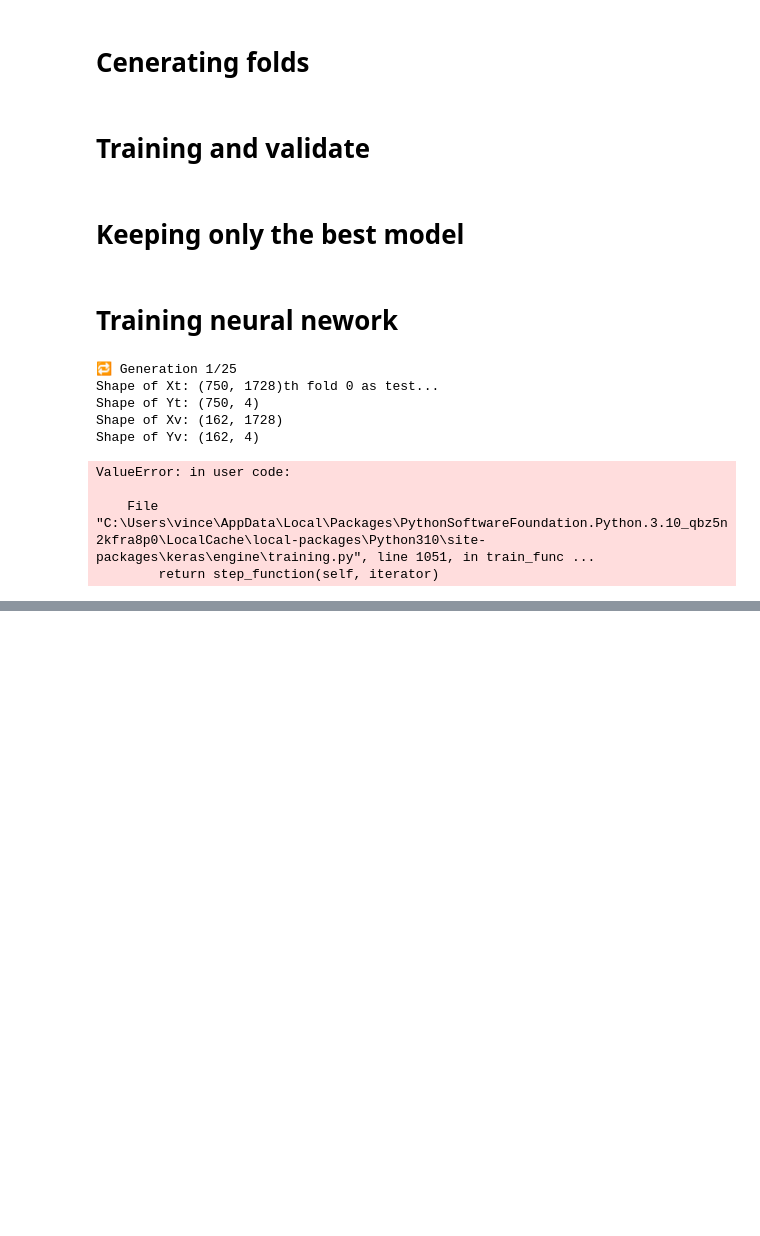
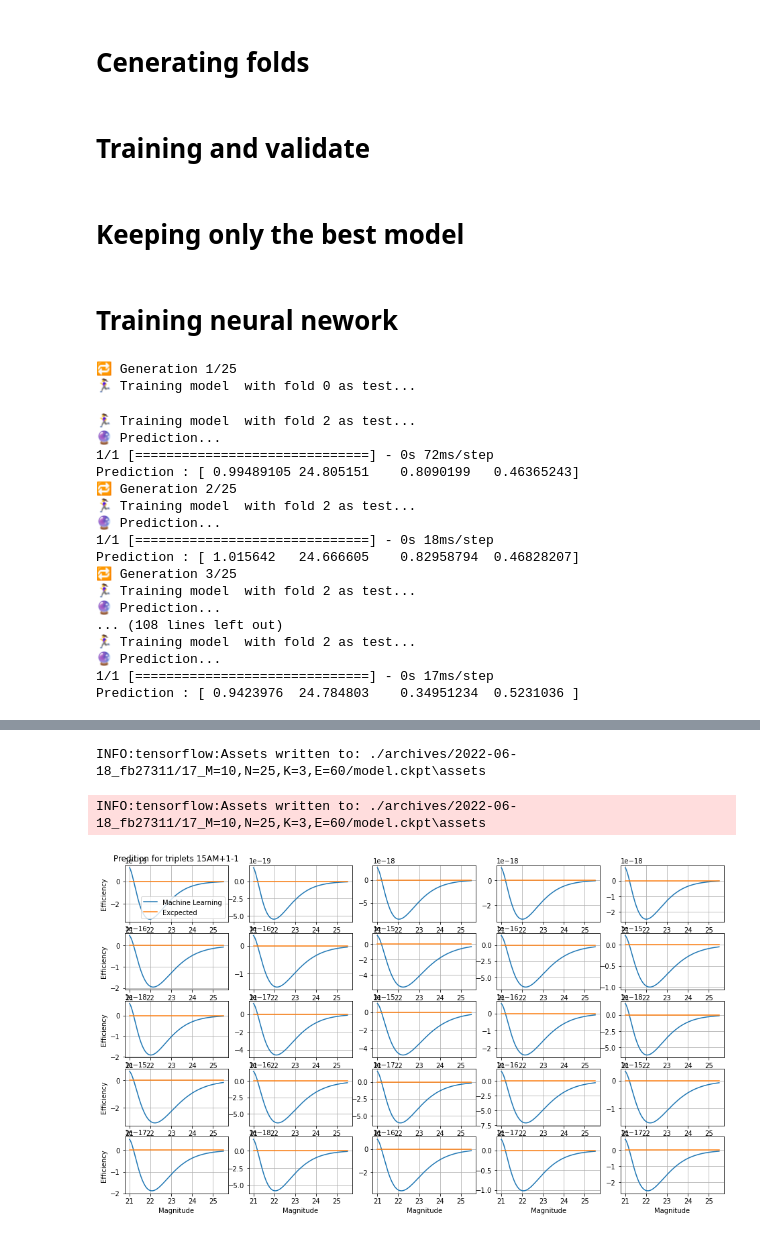
Before and after one commit to Leirof/M1-TNO_Detection_Efficiency, a Jupyter notebook: train_ai.ipynb, the cells around one changed output, grey strips where cells are left out. Saved outputs shown, nothing was run; the diff lists cells and outputs as text; code cells hidden in the pictures; blank space fills up the shorter version.

Commit message:
Training on triplets works!

```diff
--- a/train_ai.ipynb
+++ b/train_ai.ipynb
@@ -33,14 +33,14 @@ from   classes.rate      import Rate
 # %% [markdown]
 # Definition of the model
 # %%
-def get_model(x_train,y_train):
+def get_model(Xt,Yt):
     # mse = tf.keras.losses.MeanSquaredError()
     model = keras.models.Sequential()
-    model.add(keras.layers.Input((len(x_train[0]),), name="InputLayer"))
+    model.add(keras.layers.Input((len(Xt[0]),), name="InputLayer"))
     model.add(keras.layers.Dense(64, activation='relu', name='Dense_n1'))
     model.add(keras.layers.Dense(64, activation='relu', name='Dense_n2'))
     model.add(keras.layers.Dense(64, activation='relu', name='Dense_n3'))
-    model.add(keras.layers.Dense(len(y_train), name='Output'))
+    model.add(keras.layers.Dense(len(Yt[0]), name='Output'))
     model.compile(optimizer = 'adam', loss = 'mse', metrics = ['accuracy'])
     return model
 # %% [markdown]
@@ -163,38 +179,40 @@ def create_folds(K, data, train_prop, outputs):
 # %% [markdown]
 # Training and validate
 # %%
-def train(Xt,Yt,Xv,Yv,epoch):
-    h = models[j].fit(Xt, Yt, epochs = epoch, verbose = 0)        #, validation_data = (x_test[j], y_test[j])
-    s = models[j].evaluate(Xv, Yv, verbose=0)
+def train(model, Xt,Yt,Xv,Yv,epoch):
+    h = model.fit(Xt, Yt, epochs = epoch, verbose = 0)        #, validation_data = (x_test[j], y_test[j])
+    s = model.evaluate(Xv, Yv, verbose=0)
     return h,s
 # %% [markdown]
 # Keeping only the best model
 # %%
-def get_best_model(generation, models, scores, lastScore):
+def get_best_model(generation, models, scores, lastScore, bestModel):
     minScore = lastScore
     output.write(f"{generation+1}, ")
     if minScore is None: minScore = scores[0][0]
-    if model is None: model = models[0]
+    if bestModel is None: bestModel = models[0]
     average = 0
     for j,s in enumerate(scores):
         output.write(f"{s[0]}, ")
         average += s[0]/K
         if s[0] < minScore:
             minScore = s[0]
-            model = models[j]
+            bestModel = models[j]
     output.write(f"{average}, {minScore}\n")
-    return model, minScore
+    return bestModel, minScore
 # %% [markdown]
 # Training neural nework
 # %%
-model = None
-minScore = None
+bestModel = None
+bestScore = None
 path = archive.new(name = archive.description(M = subset_multiplier, N = n, K = K, E = epoch))
 output = open(f"{path}/ouput.csv","w")
 
 output.write("Generation, ")
 for j in np.arange(K): output.write(f"Score of model {j}, ")
 output.write("Average, Score retained\n")
+
+plt.figure(figsize=(16,9))
 
 # Loop over generations (genetic algorithm)
 for i in range(n):
@@ -221,42 +239,51 @@ for i in range(n):
     # Getting new model if it's the first generation, and the old one if not
 
     if len(models) < j+1: models.append(get_model(Xt,Yt))
-    else: models.append(model)
+    else: models.append(copy.deepcopy(bestModel))
+
+    model = models[j]
+
 
     # Training models
 
-    print("\nShape of Xt:",Xt.shape)
-    print("Shape of Yt:",Yt.shape)
-    print("Shape of Xv:",Xv.shape)
-    print("Shape of Yv:",Yv.shape)
-
-    res, score = train(Xt, Yt, Xv, Yv, epoch)
+    res, score = train(model, Xt, Yt, Xv, Yv, epoch)
     history.append(res)
     scores.append(score)
 
   # Keeping the best one
 
-  model, lastScore = get_best_model(i,models, scores, lastScore)
+  bestModel, bestScore = get_best_model(i,models, scores, bestScore, bestModel)
 
   # Making new prediction
 
-  print("🔮 Prediction...")
-  prediction()
+  print("\n🔮 Prediction...")
+  prediction = predict(test_item, bestModel)
+  plot_prediction(test_item, prediction, i, n)
 
 ################################################################################
 # Saving results
 
 output.close()
+model.save(f"{path}/model.ckpt")
 plt.savefig(f"{path}/tno_efficiency_rate.png")
-model.save(f"{path}/model.ckpt")
 plt.show()
 # %% [output]
 🔁 Generation 1/25
-Shape of Xt: (750, 1728)th fold 0 as test...
-Shape of Yt: (750, 4)
-Shape of Xv: (162, 1728)
-Shape of Yv: (162, 4)
+🏃‍♀️ Training model  with fold 0 as test...
-ValueError: in user code:
-
-    File "C:\Users\vince\AppData\Local\Packages\PythonSoftwareFoundation.Python.3.10_qbz5n2kfra8p0\LocalCache\local-packages\Python310\site-packages\keras\engine\training.py", line 1051, in train_func ...
-        return step_function(self, iterator)
+🏃‍♀️ Training model  with fold 2 as test...
+🔮 Prediction...
+1/1 [==============================] - 0s 72ms/step
+Prediction : [ 0.99489105 24.805151    0.8090199   0.46365243]
+🔁 Generation 2/25
+🏃‍♀️ Training model  with fold 2 as test...
+🔮 Prediction...
+1/1 [==============================] - 0s 18ms/step
+Prediction : [ 1.015642   24.666605    0.82958794  0.46828207]
+🔁 Generation 3/25
+🏃‍♀️ Training model  with fold 2 as test...
+🔮 Prediction...
+... (108 lines left out)
+🏃‍♀️ Training model  with fold 2 as test...
+🔮 Prediction...
+1/1 [==============================] - 0s 17ms/step
+Prediction : [ 0.9423976  24.784803    0.34951234  0.5231036 ]
@@ -262,0 +291,3 @@ ValueError: in user code:
+INFO:tensorflow:Assets written to: ./archives/2022-06-18_fb27311/17_M=10,N=25,K=3,E=60/model.ckpt\assets
+INFO:tensorflow:Assets written to: ./archives/2022-06-18_fb27311/17_M=10,N=25,K=3,E=60/model.ckpt\assets
+[figure, added]
```
Also changed, not shown: parts of 5 cells of this notebook, 26 other files.
